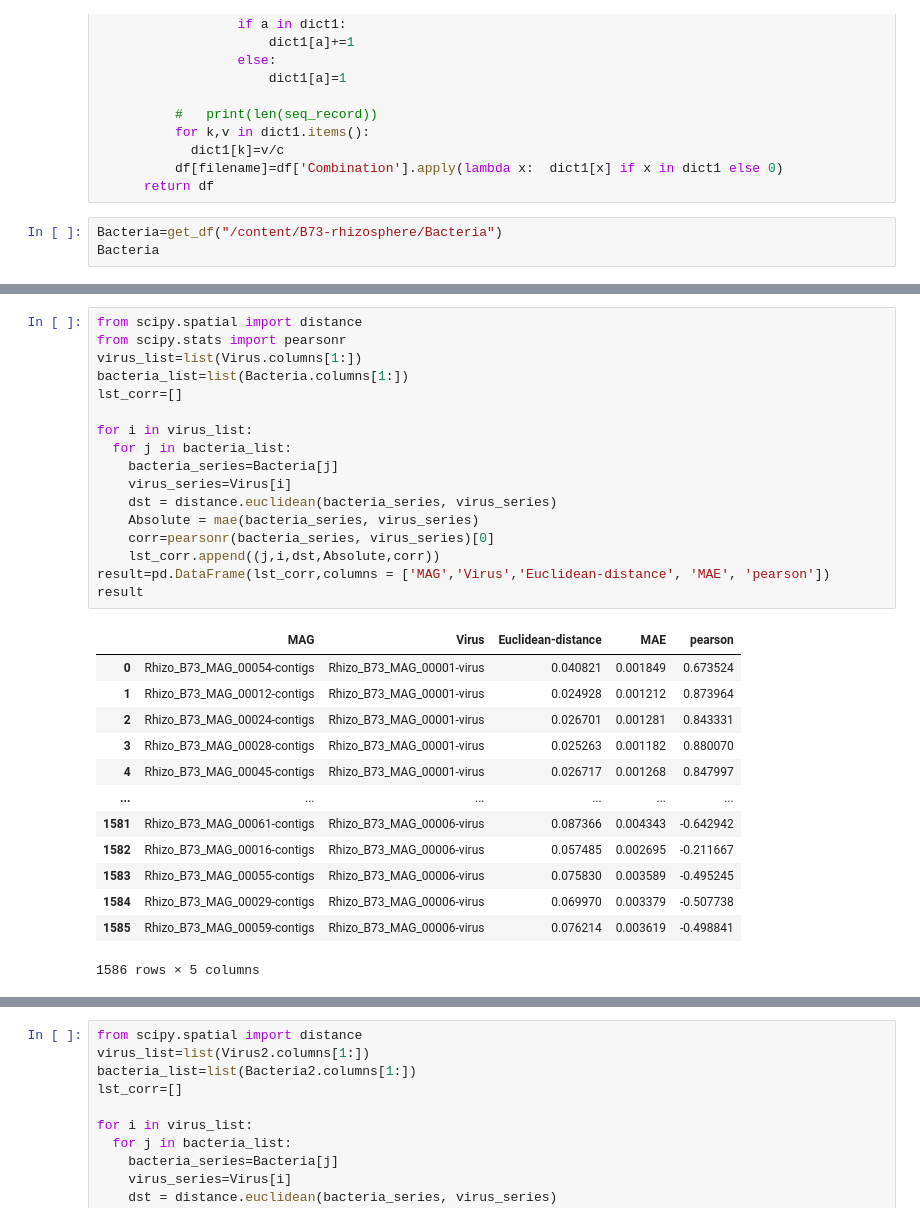
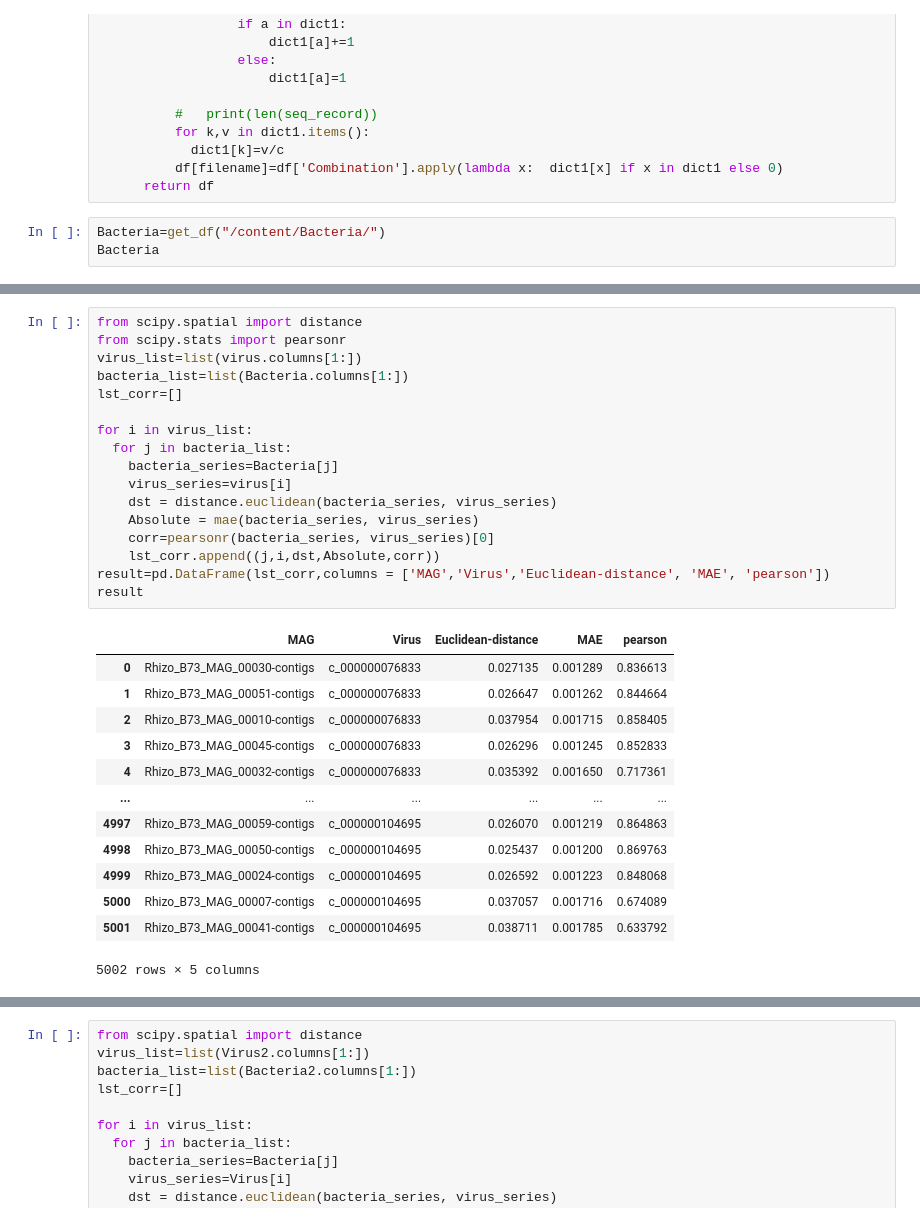
Before and after one commit to pyadav06/VirusHost, a Jupyter notebook: Tetranucleotide.ipynb, the cells around one changed output, grey strips where cells are left out. Saved outputs shown, nothing was run; the diff lists cells and outputs as text.

```diff
--- a/Tetranucleotide.ipynb
+++ b/Tetranucleotide.ipynb
@@ -80,6 +131,6 @@ def get_df(dir):
           df[filename]=df['Combination'].apply(lambda x:  dict1[x] if x in dict1 else 0)
       return df
 # %%
-Bacteria=get_df("/content/B73-rhizosphere/Bacteria")
+Bacteria=get_df("/content/Bacteria/")
 Bacteria
 # %% [output]
@@ -128,31 +161,31 @@ Requirement already satisfied: scipy>=0.19.1 in /usr/local/lib/python3.7/dist-pa
 # %%
 from scipy.spatial import distance
 from scipy.stats import pearsonr
-virus_list=list(Virus.columns[1:])
+virus_list=list(virus.columns[1:])
 bacteria_list=list(Bacteria.columns[1:])
 lst_corr=[]
 
 for i in virus_list:
   for j in bacteria_list:
     bacteria_series=Bacteria[j]
-    virus_series=Virus[i]
+    virus_series=virus[i]
     dst = distance.euclidean(bacteria_series, virus_series)
     Absolute = mae(bacteria_series, virus_series)
     corr=pearsonr(bacteria_series, virus_series)[0]
     lst_corr.append((j,i,dst,Absolute,corr))
 result=pd.DataFrame(lst_corr,columns = ['MAG','Virus','Euclidean-distance', 'MAE', 'pearson'])
 result
 # %% [output]
 |  | MAG | Virus | Euclidean-distance | MAE | pearson |
-| 0 | Rhizo_B73_MAG_00054-contigs | Rhizo_B73_MAG_00001-virus | 0.040821 | 0.001849 | 0.673524 |
-| 1 | Rhizo_B73_MAG_00012-contigs | Rhizo_B73_MAG_00001-virus | 0.024928 | 0.001212 | 0.873964 |
-| 2 | Rhizo_B73_MAG_00024-contigs | Rhizo_B73_MAG_00001-virus | 0.026701 | 0.001281 | 0.843331 |
-| 3 | Rhizo_B73_MAG_00028-contigs | Rhizo_B73_MAG_00001-virus | 0.025263 | 0.001182 | 0.880070 |
-| 4 | Rhizo_B73_MAG_00045-contigs | Rhizo_B73_MAG_00001-virus | 0.026717 | 0.001268 | 0.847997 |
+| 0 | Rhizo_B73_MAG_00030-contigs | c_000000076833 | 0.027135 | 0.001289 | 0.836613 |
+| 1 | Rhizo_B73_MAG_00051-contigs | c_000000076833 | 0.026647 | 0.001262 | 0.844664 |
+| 2 | Rhizo_B73_MAG_00010-contigs | c_000000076833 | 0.037954 | 0.001715 | 0.858405 |
+| 3 | Rhizo_B73_MAG_00045-contigs | c_000000076833 | 0.026296 | 0.001245 | 0.852833 |
+| 4 | Rhizo_B73_MAG_00032-contigs | c_000000076833 | 0.035392 | 0.001650 | 0.717361 |
 | ... | ... | ... | ... | ... | ... |
-| 1581 | Rhizo_B73_MAG_00061-contigs | Rhizo_B73_MAG_00006-virus | 0.087366 | 0.004343 | -0.642942 |
-| 1582 | Rhizo_B73_MAG_00016-contigs | Rhizo_B73_MAG_00006-virus | 0.057485 | 0.002695 | -0.211667 |
-| 1583 | Rhizo_B73_MAG_00055-contigs | Rhizo_B73_MAG_00006-virus | 0.075830 | 0.003589 | -0.495245 |
-| 1584 | Rhizo_B73_MAG_00029-contigs | Rhizo_B73_MAG_00006-virus | 0.069970 | 0.003379 | -0.507738 |
-| 1585 | Rhizo_B73_MAG_00059-contigs | Rhizo_B73_MAG_00006-virus | 0.076214 | 0.003619 | -0.498841 |
+| 4997 | Rhizo_B73_MAG_00059-contigs | c_000000104695 | 0.026070 | 0.001219 | 0.864863 |
+| 4998 | Rhizo_B73_MAG_00050-contigs | c_000000104695 | 0.025437 | 0.001200 | 0.869763 |
+| 4999 | Rhizo_B73_MAG_00024-contigs | c_000000104695 | 0.026592 | 0.001223 | 0.848068 |
+| 5000 | Rhizo_B73_MAG_00007-contigs | c_000000104695 | 0.037057 | 0.001716 | 0.674089 |
+| 5001 | Rhizo_B73_MAG_00041-contigs | c_000000104695 | 0.038711 | 0.001785 | 0.633792 |
-1586 rows × 5 columns
+5002 rows × 5 columns
```
Also changed, not shown: parts of 8 cells of this notebook.
